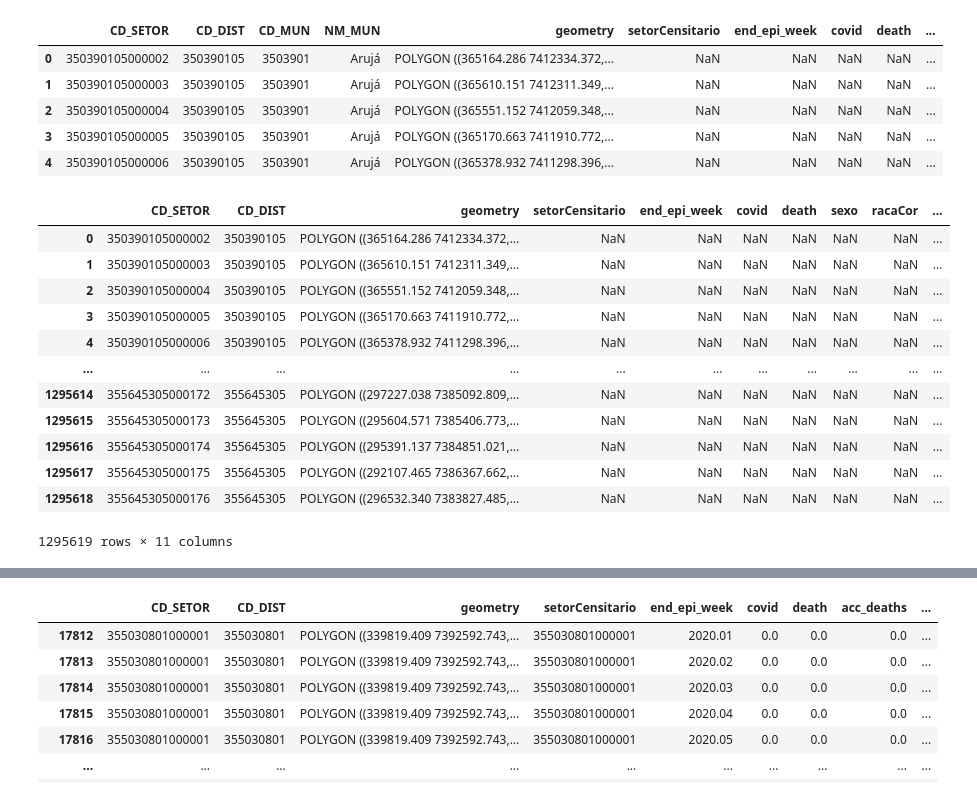
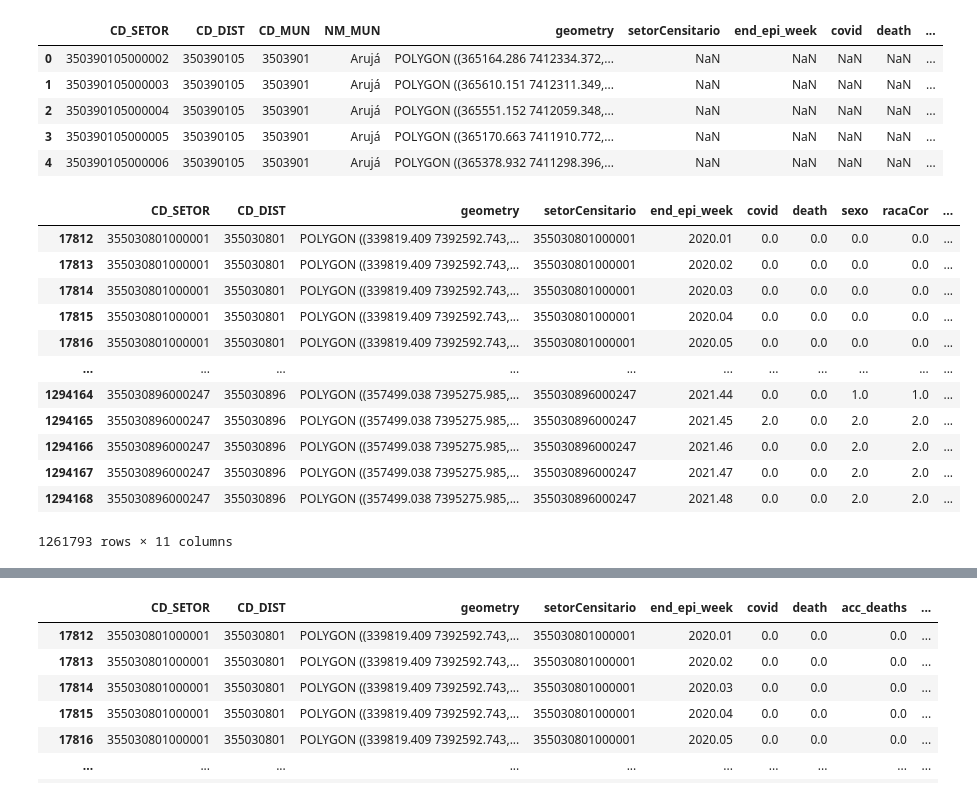
Before and after one commit to alexandrepereiraarq/urb_exposure_nexus, a Jupyter notebook: CVGI MStress_COVID_SP.v8.ipynb, the cells around one changed output, grey strips where cells are left out. Cells and saved outputs as stored; diff of their text form; code cells hidden in the pictures.

```diff
--- a/CVGI MStress_COVID_SP.v8.ipynb
+++ b/CVGI MStress_COVID_SP.v8.ipynb
@@ -780,22 +780,22 @@ gdf_rmsp_cases.head()
 # %%
 gdf_rmsp_cases.drop(axis=1, columns=['CD_MUN','NM_MUN'], inplace=True) #,'centroid'
 #gdf_rmsp_cases.fillna(axis=0,subset=['end_epi_week'],how="all",inplace=True)
-#gdf_rmsp_cases.dropna(axis=0,subset=['end_epi_week','covid'],how="all",inplace=True)
+gdf_rmsp_cases.dropna(axis=0,subset=['end_epi_week','covid'],how="all",inplace=True)
 gdf_rmsp_cases
 # %% [output]
 |  | CD_SETOR | CD_DIST | geometry | setorCensitario | end_epi_week | covid | death | sexo | racaCor | ... |
-| 0 | 350390105000002 | 350390105 | POLYGON ((365164.286 7412334.372,... | NaN | NaN | NaN | NaN | NaN | NaN | ... |
-| 1 | 350390105000003 | 350390105 | POLYGON ((365610.151 7412311.349,... | NaN | NaN | NaN | NaN | NaN | NaN | ... |
-| 2 | 350390105000004 | 350390105 | POLYGON ((365551.152 7412059.348,... | NaN | NaN | NaN | NaN | NaN | NaN | ... |
-| 3 | 350390105000005 | 350390105 | POLYGON ((365170.663 7411910.772,... | NaN | NaN | NaN | NaN | NaN | NaN | ... |
-| 4 | 350390105000006 | 350390105 | POLYGON ((365378.932 7411298.396,... | NaN | NaN | NaN | NaN | NaN | NaN | ... |
+| 17812 | 355030801000001 | 355030801 | POLYGON ((339819.409 7392592.743,... | 355030801000001 | 2020.01 | 0.0 | 0.0 | 0.0 | 0.0 | ... |
+| 17813 | 355030801000001 | 355030801 | POLYGON ((339819.409 7392592.743,... | 355030801000001 | 2020.02 | 0.0 | 0.0 | 0.0 | 0.0 | ... |
+| 17814 | 355030801000001 | 355030801 | POLYGON ((339819.409 7392592.743,... | 355030801000001 | 2020.03 | 0.0 | 0.0 | 0.0 | 0.0 | ... |
+| 17815 | 355030801000001 | 355030801 | POLYGON ((339819.409 7392592.743,... | 355030801000001 | 2020.04 | 0.0 | 0.0 | 0.0 | 0.0 | ... |
+| 17816 | 355030801000001 | 355030801 | POLYGON ((339819.409 7392592.743,... | 355030801000001 | 2020.05 | 0.0 | 0.0 | 0.0 | 0.0 | ... |
 | ... | ... | ... | ... | ... | ... | ... | ... | ... | ... | ... |
-| 1295614 | 355645305000172 | 355645305 | POLYGON ((297227.038 7385092.809,... | NaN | NaN | NaN | NaN | NaN | NaN | ... |
-| 1295615 | 355645305000173 | 355645305 | POLYGON ((295604.571 7385406.773,... | NaN | NaN | NaN | NaN | NaN | NaN | ... |
-| 1295616 | 355645305000174 | 355645305 | POLYGON ((295391.137 7384851.021,... | NaN | NaN | NaN | NaN | NaN | NaN | ... |
-| 1295617 | 355645305000175 | 355645305 | POLYGON ((292107.465 7386367.662,... | NaN | NaN | NaN | NaN | NaN | NaN | ... |
-| 1295618 | 355645305000176 | 355645305 | POLYGON ((296532.340 7383827.485,... | NaN | NaN | NaN | NaN | NaN | NaN | ... |
+| 1294164 | 355030896000247 | 355030896 | POLYGON ((357499.038 7395275.985,... | 355030896000247 | 2021.44 | 0.0 | 0.0 | 1.0 | 1.0 | ... |
+| 1294165 | 355030896000247 | 355030896 | POLYGON ((357499.038 7395275.985,... | 355030896000247 | 2021.45 | 2.0 | 0.0 | 2.0 | 2.0 | ... |
+| 1294166 | 355030896000247 | 355030896 | POLYGON ((357499.038 7395275.985,... | 355030896000247 | 2021.46 | 0.0 | 0.0 | 2.0 | 2.0 | ... |
+| 1294167 | 355030896000247 | 355030896 | POLYGON ((357499.038 7395275.985,... | 355030896000247 | 2021.47 | 0.0 | 0.0 | 2.0 | 2.0 | ... |
+| 1294168 | 355030896000247 | 355030896 | POLYGON ((357499.038 7395275.985,... | 355030896000247 | 2021.48 | 0.0 | 0.0 | 2.0 | 2.0 | ... |
-1295619 rows × 11 columns
+1261793 rows × 11 columns
 # %%
 gdf_rmsp_cases['epi_week_date'] = ".0"
 gdf_rmsp_cases['epi_week_date'] = gdf_rmsp_cases.end_epi_week.astype("str").str.pad(7, side='right', fillchar='0') + gdf_rmsp_cases.epi_week_date
```
Also changed, not shown: parts of 11 cells of this notebook, 1 other file.
